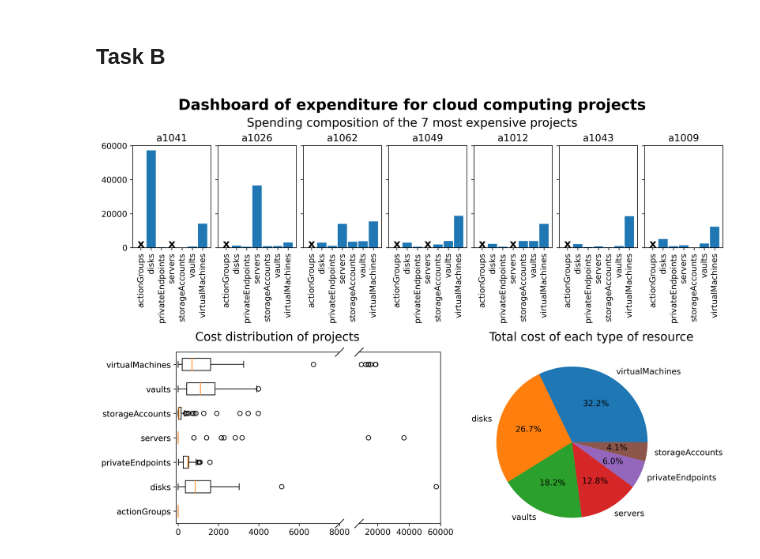
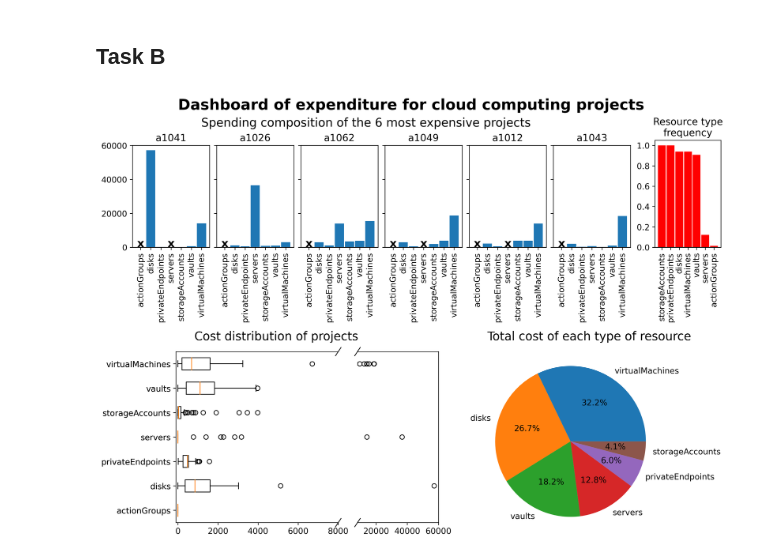
Before and after one commit to ChackMociute/Information-Visualization-coursework-1, a Jupyter notebook: Coursework 1.ipynb, the cells around one changed output. Saved outputs shown, nothing was run; the diff lists cells and outputs as text; code cells hidden in the pictures.

```diff
--- a/Coursework 1.ipynb
+++ b/Coursework 1.ipynb
@@ -87,6 +92,9 @@ plt.show()
 prices_per_resource = df.groupby(["Project ID", "Type"]).sum("Spend to Date")
 prices_per_resource = prices_per_resource.unstack(0).droplevel(0, axis=1).fillna(0)
 prices_per_resource = prices_per_resource[prices_per_resource.sum().sort_values(ascending=False).index]
+
+resource_frequency = pd.DataFrame([pd.Series(np.ones(len(l)), index=l) for i, l in df.groupby(['Project ID']).Type.unique().items()]).fillna(0)
+resource_frequency = resource_frequency.sum().sort_values(ascending=False)/len(df['Project ID'].unique())
 # %%
 def plot_bar(ax, label, data):
     ax.bar(data.index, data, 0.9)
@@ -110,7 +118,7 @@ def plot_box(ax1, ax2):
     ax2.spines.left.set_visible(False)
     ax2.tick_params(labelleft=False, left=False)
 
-    d = 1  # proportion of vertical to horizontal extent of the slanted line
+    d = 1.5  # proportion of vertical to horizontal extent of the slanted line
     kwargs = dict(marker=[(-1, -d), (1, d)], markersize=12,
                   linestyle="none", color='k', mec='k', mew=1, clip_on=False)
     ax1.plot([1, 1], [0, 1], transform=ax1.transAxes, **kwargs)
@@ -118,29 +126,37 @@ def plot_box(ax1, ax2):
 # %%
 fig = plt.figure(figsize=(11.69, 8.27), dpi=300, constrained_layout=True)
 gs = GridSpec(2, 7, figure=fig)
-fig.suptitle('Dashboard of expenditure for cloud computing projects', fontsize=20, weight='bold')
 
 # Bar charts
-f = fig.add_subfigure(gs[0, :])
-f.suptitle('Spending composition of the 7 most expensive projects', fontsize=16)
-axs = f.subplots(1, 7, sharey='row')
-for ax, (label, data) in zip(axs, prices_per_resource.iloc[:, :7].items()):
+f = fig.add_subfigure(gs[0, :6])
+f.suptitle('Spending composition of the 6 most expensive projects', fontsize=16)
+axs = f.subplots(1, 6, sharey='row')
+for ax, (label, data) in zip(axs, prices_per_resource.iloc[:, :6].items()):
     plot_bar(ax, label, data)
+
+# Frequency
+f = fig.add_subfigure(gs[0, 6])
+ax = f.subplots(1, 1)
+ax.bar(resource_frequency.index, resource_frequency, 0.9, color='r')
+ax.set_xticklabels(ax.get_xticklabels(), rotation=90)
+ax.set_title('Resource type\nfrequency')
 
 # Box plots
 f = fig.add_subfigure(gs[1, :4])
 gs2 = GridSpec(1, 3, figure=f)
 f.suptitle('Cost distribution of projects', fontsize=16)
 ax1 = f.add_subplot(gs2[0, :2])
 ax2 = f.add_subplot(gs2[0, 2], sharey=ax1)
 plot_box(ax1, ax2)
 
 # Pie chart
 f = fig.add_subfigure(gs[1, 4:])
 f.suptitle("Total cost of each type of resource", fontsize=16)
 ax = f.subplots(1, 1)
 ax.pie(resource_cost, labels=resource_cost.index, autopct='%1.1f%%')
 
+fig.suptitle('Dashboard of expenditure for cloud computing projects', fontsize=20, weight='bold')
+plt.savefig('Patterns.pdf')
 plt.show()
 # %% [output]
-[figure, old version]
+[figure, new version]
```
Also changed, not shown: parts of 1 cell of this notebook, 2 other files.
